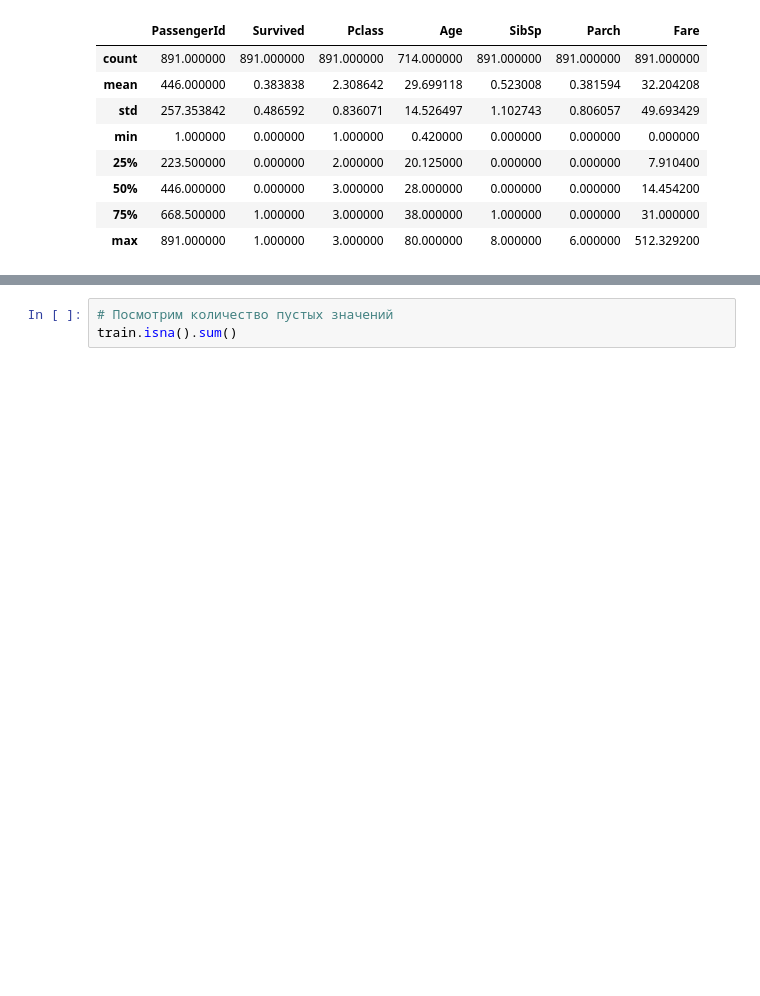
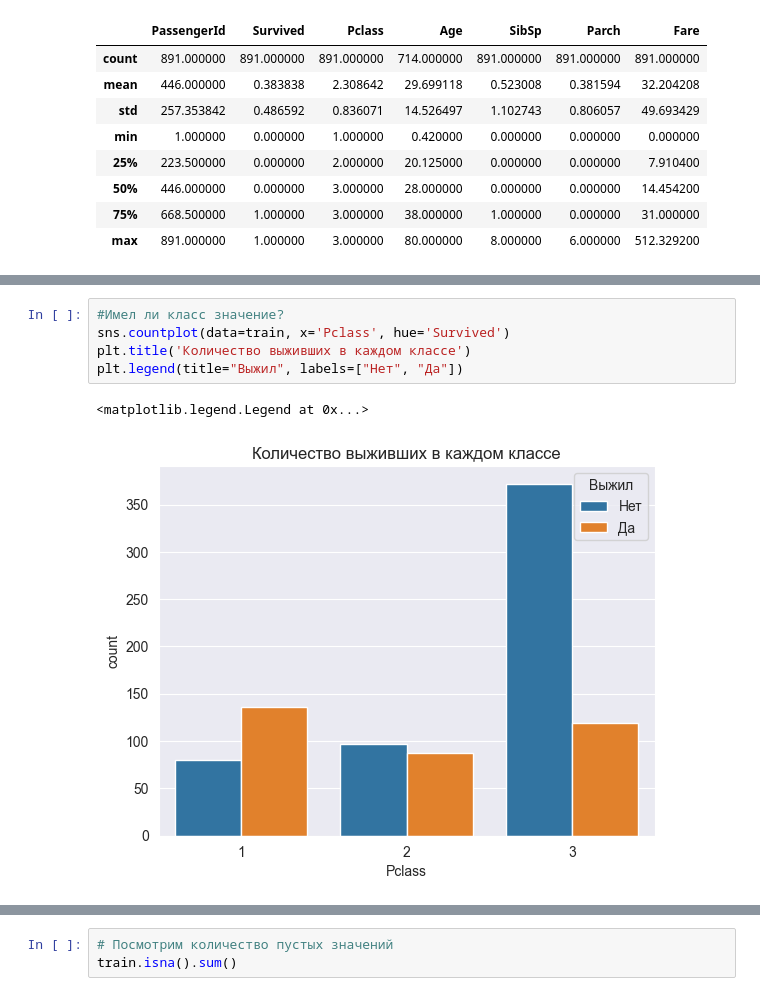
Before and after one commit to ekudrin/ml_examples, a Jupyter notebook: notebooks/titanic.ipynb, the cells around one changed output, grey strips where cells are left out. Cells and saved outputs as stored; diff of their text form; blank space fills up the shorter version.

```diff
--- a/notebooks/titanic.ipynb
+++ b/notebooks/titanic.ipynb
@@ -38,0 +52,8 @@ train.describe()
+# %%
+#Имел ли класс значение?
+sns.countplot(data=train, x='Pclass', hue='Survived')
+plt.title('Количество выживших в каждом классе')
+plt.legend(title="Выжил", labels=["Нет", "Да"])
+# %% [output]
+<matplotlib.legend.Legend at 0x...>
+[figure, added]
```
Also changed, not shown: parts of 38 cells of this notebook.
